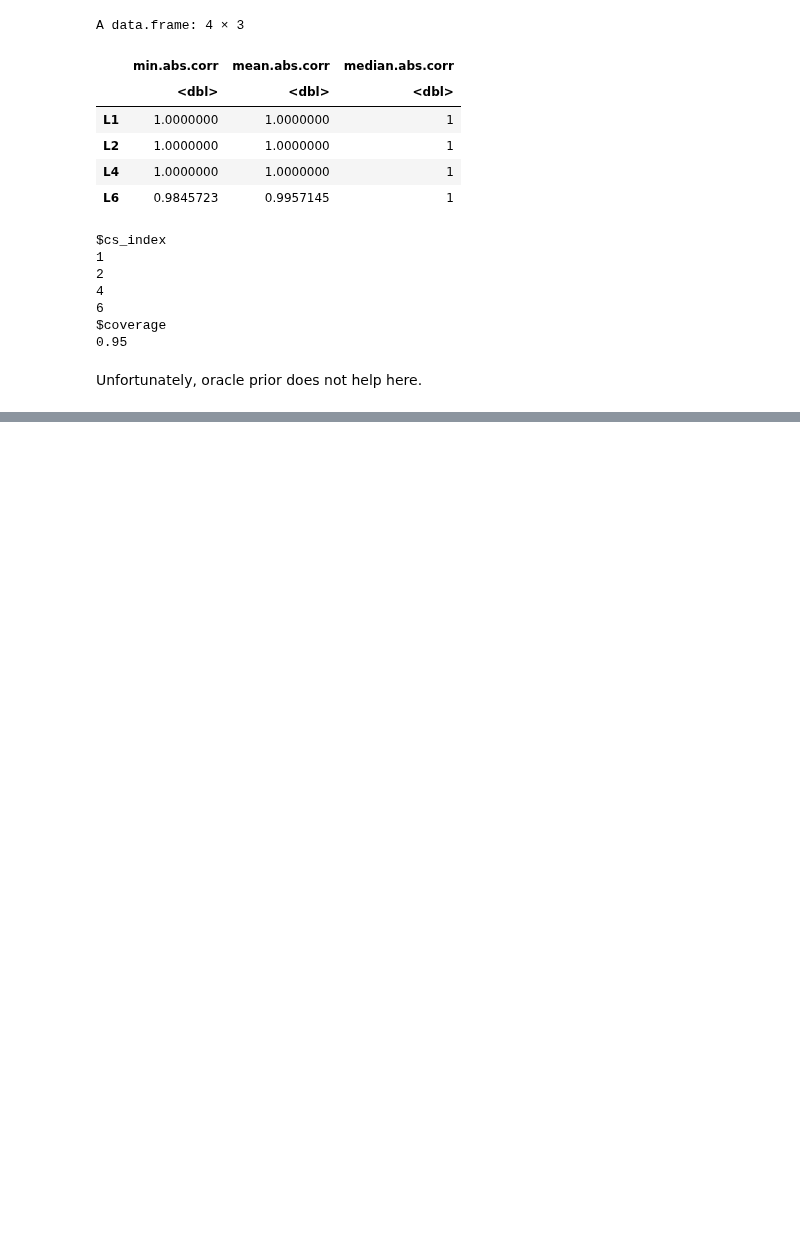
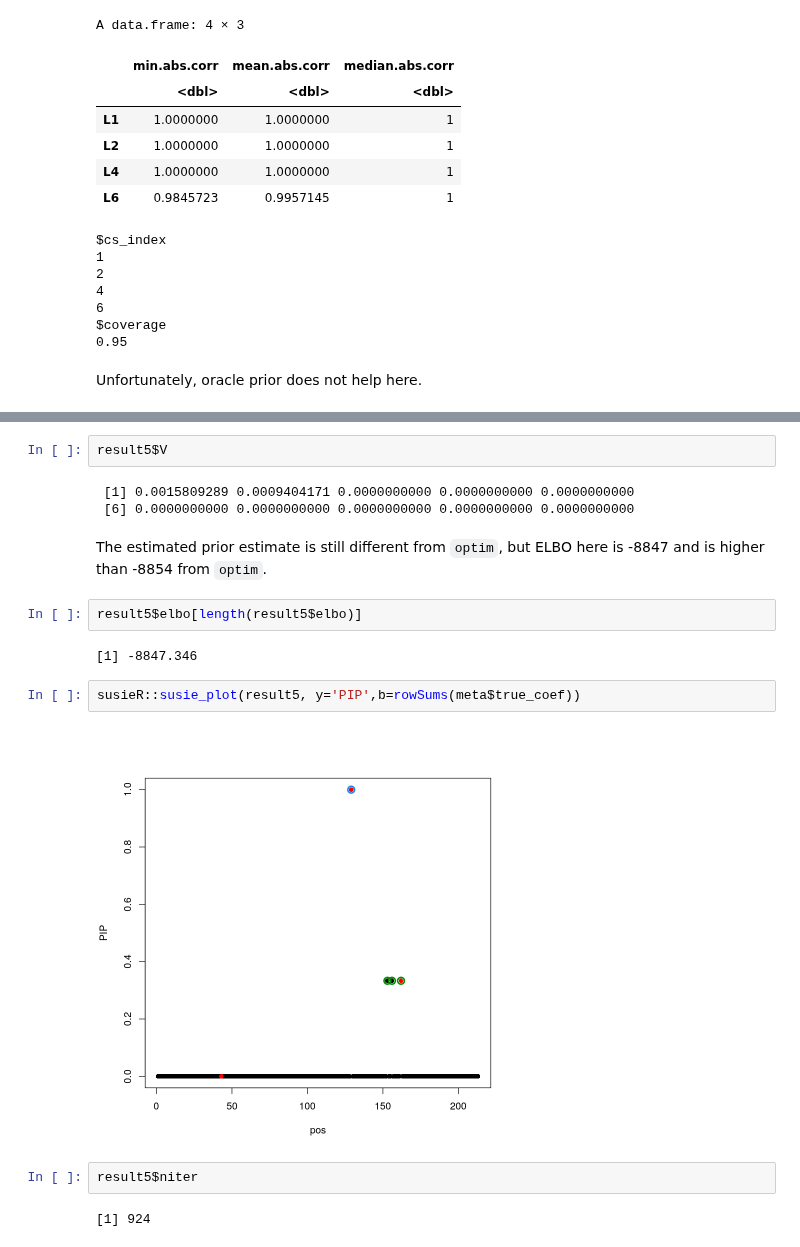
Before and after one commit to stephenslab/mvsusieR, a Jupyter notebook: inst/prototypes/em_optim_est_prior.ipynb, the cells around one changed output, grey strips where cells are left out. Drawn from its saved outputs; the diff is of its cells as text; blank space fills up the shorter version.

Commit message:
Add more result

```diff
--- a/inst/prototypes/em_optim_est_prior.ipynb
+++ b/inst/prototypes/em_optim_est_prior.ipynb
@@ -466,0 +371,19 @@ Unfortunately, oracle prior does not help here.
+# %%
+result5$V
+# %% [output]
+ [1] 0.0015809289 0.0009404171 0.0000000000 0.0000000000 0.0000000000
+ [6] 0.0000000000 0.0000000000 0.0000000000 0.0000000000 0.0000000000
+# %% [markdown]
+The estimated prior estimate is still different from `optim`, but ELBO here is -8847 and is higher than -8854 from `optim`.
+# %%
+result5$elbo[length(result5$elbo)]
+# %% [output]
+[1] -8847.346
+# %%
+susieR::susie_plot(result5, y='PIP',b=rowSums(meta$true_coef))
+# %% [output]
+[figure, added]
+# %%
+result5$niter
+# %% [output]
+[1] 924
```
Also changed, not shown: parts of 14 cells of this notebook, 3 other files.
